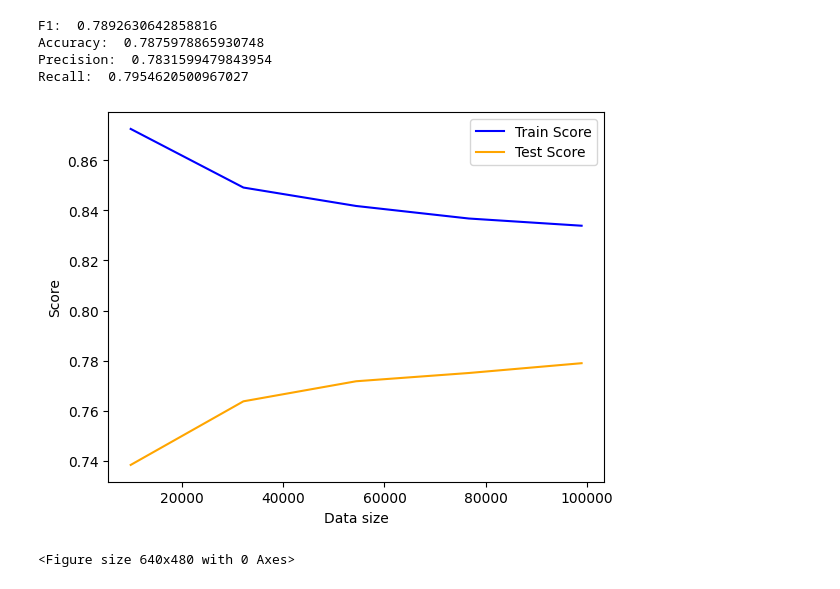
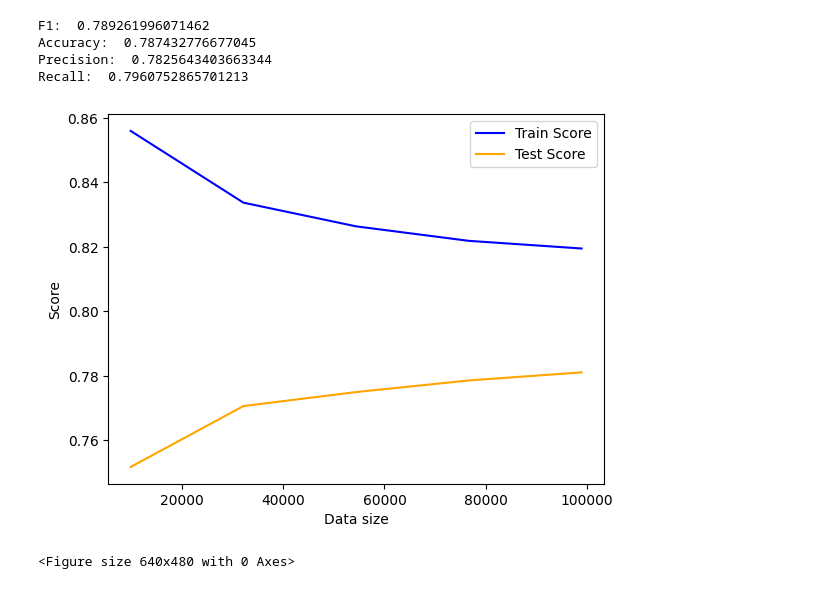
Before and after one commit to Angs12/LogisticRegressionClassifier, a Jupyter notebook: notebookae0a252da4.ipynb, the cells around one changed output. Saved outputs shown, nothing was run; the diff lists cells and outputs as text; code cells hidden in the pictures.

Commit message:
Kaggle Notebook | notebookae0a252da4 | Version 9

```diff
--- a/notebookae0a252da4.ipynb
+++ b/notebookae0a252da4.ipynb
@@ -3,7 +3,7 @@ import re
 import pandas as pd
 import numpy as np
 import matplotlib.pyplot as plt
-import nltk
+from nltk.corpus import stopwords
 
 csv_data = pd.read_csv("/kaggle/input/ai-2-deep-learning-for-nlp-homework-1/train_dataset.csv")
 
@@ -23,17 +23,15 @@ def preprocess_data(arr):
     return arr
 
 def remove_stopwords(arr):
-    stopwords_file = "/kaggle/input/eng-stopwords/eng_stopwords.txt"
-    stopwords = open(stopwords_file,"r")
-    stopwords = stopwords.read().splitlines()
-    regex = re.compile(r'\b(' + r'|'.join(stopwords) + r')\b\s*')
+    stopwrd =rds = stopwords.words('english')
+    regex = re.compile(r'\b(' + r'|'.join(stopwrd) + r')\b\s*')
     for i in range(len(arr)):
         row = arr[i]
         row[1] = regex.sub("",row[1])
     return arr
 
 def stemmer(arr):
-    stemmer = nltk.stem.PorterStemmer()
+    stemmer = nltk.stem.SnowballStemmer("english")
     for i in range(len(arr)):
         row = arr[i]
         sentence = []
@@ -95,7 +93,7 @@ def load_data(data):
     arr = data.to_numpy()
     arr = preprocess_data(arr)
     #arr = remove_stopwords(arr)
-    #arr = stemmer(arr)
+    arr = stemmer(arr)
     return arr
 
 def create_input(vectorizer,data):
@@ -136,38 +134,38 @@ def create_learning_curve(clf,vectorizer,data):
     train_size, train_scores, test_scores = learning_curve(clf,features,labels,cv=3)
     train_mean = np.mean(train_scores,axis=1)
     test_mean = np.mean(test_scores,axis=1)
     plt.plot(train_size,train_mean,color='blue')
     plt.plot(train_size,test_mean,color='orange')
     plt.xlabel('Data size')
     plt.ylabel('Score')
     plt.legend(['Train Score', 'Test Score'])
     plt.show()
     plt.savefig("/kaggle/working/learning_curve.png")
 
 
 train = load_data(train_data)
 val = load_data(val_data)
 
 vectorizer = TfidfVectorizer(lowercase=False,strip_accents='ascii',sublinear_tf=True)
 clf = train_model(vectorizer,train)
 
 features_val,val_gold_labels = create_input(vectorizer,val)
 
 pred_labels = clf.predict(features_val)
 
 print("F1: ",f1_score(val_gold_labels,pred_labels))
 print("Accuracy: ",accuracy_score(val_gold_labels,pred_labels))
 print("Precision: ",precision_score(val_gold_labels,pred_labels))
 print("Recall: ",recall_score(val_gold_labels,pred_labels))
 
 clf = LogisticRegression(n_jobs=-1,solver='saga')
 create_learning_curve(clf,vectorizer,train)
 # %% [output]
-F1:  0.7892630642858816
-Accuracy:  0.7875978865930748
-Precision:  0.7831599479843954
-Recall:  0.7954620500967027
+F1:  0.789261996071462
+Accuracy:  0.787432776677045
+Precision:  0.7825643403663344
+Recall:  0.7960752865701213
-[figure, old version]
+[figure, new version]
 <Figure size 640x480 with 0 Axes>
 # %%
 train_data = pd.read_csv("/kaggle/input/ai-2-deep-learning-for-nlp-homework-1/train_dataset.csv")
```
Also changed, not shown: parts of 1 cell of this notebook.
